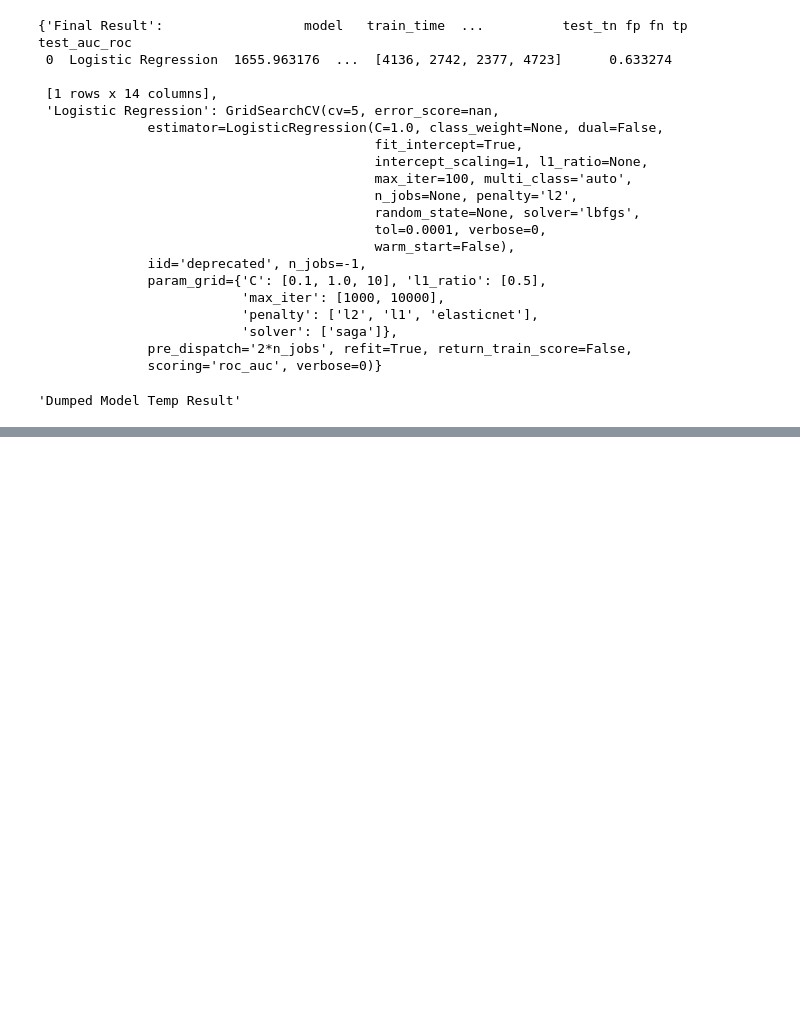
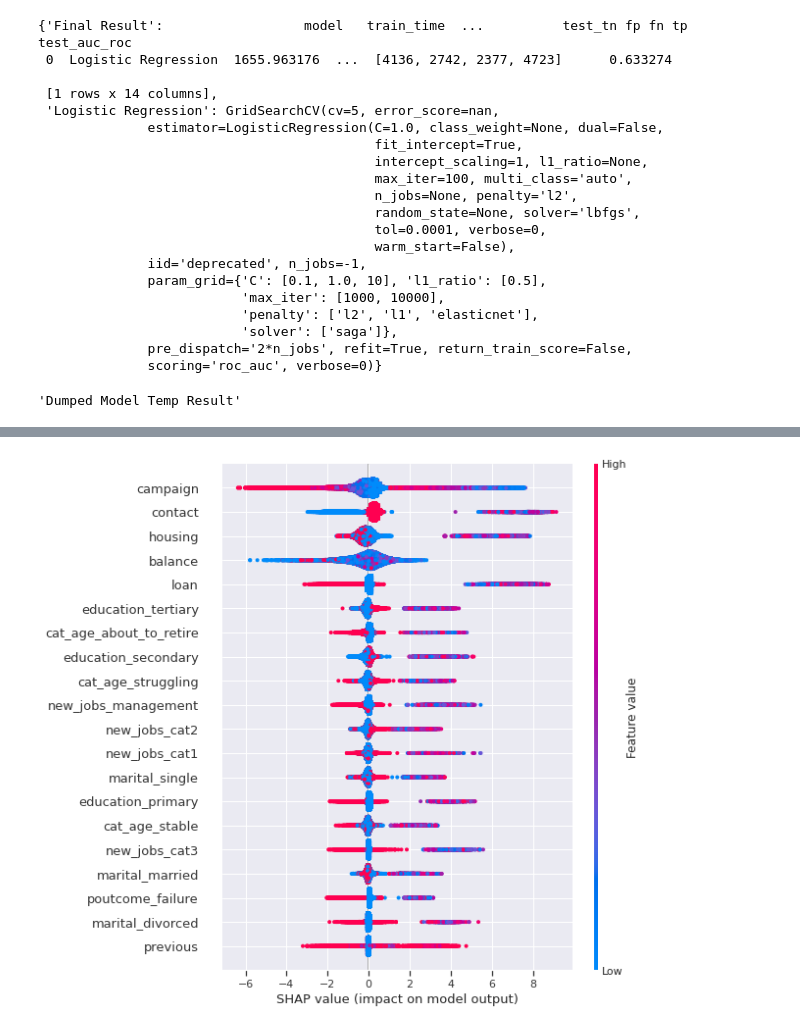
Before and after one commit to martydom/Bank-Marketing-Effectiveness-Prediction, a Jupyter notebook: Devashish_Bose_Team_1_Bank_Marketing_Effectiveness_Prediction_Capstone_Project_3.ipynb, the cells around one changed output, grey strips where cells are left out. Cells and saved outputs as stored; diff of their text form; code cells hidden in the pictures; blank space fills up the shorter version.

```diff
--- a/Devashish_Bose_Team_1_Bank_Marketing_Effectiveness_Prediction_Capstone_Project_3.ipynb
+++ b/Devashish_Bose_Team_1_Bank_Marketing_Effectiveness_Prediction_Capstone_Project_3.ipynb
@@ -577,0 +598,2 @@ sm.load('Temp Result')
+# %%
+model = sm.load('XG Boost').best_estimator_
@@ -577,0 +602,3 @@ sm.load('Temp Result')
+# %%
+explainer = shap.TreeExplainer(model)
+shap_values = explainer.shap_values(X)
@@ -577,0 +613,4 @@ sm.load('Temp Result')
+# %%
+shap.summary_plot(shap_values, features=X, feature_names=list(final_df.drop(['y'],axis=1).columns))
+# %% [output]
+[figure, added]
```
Also changed, not shown: parts of 14 cells of this notebook.
